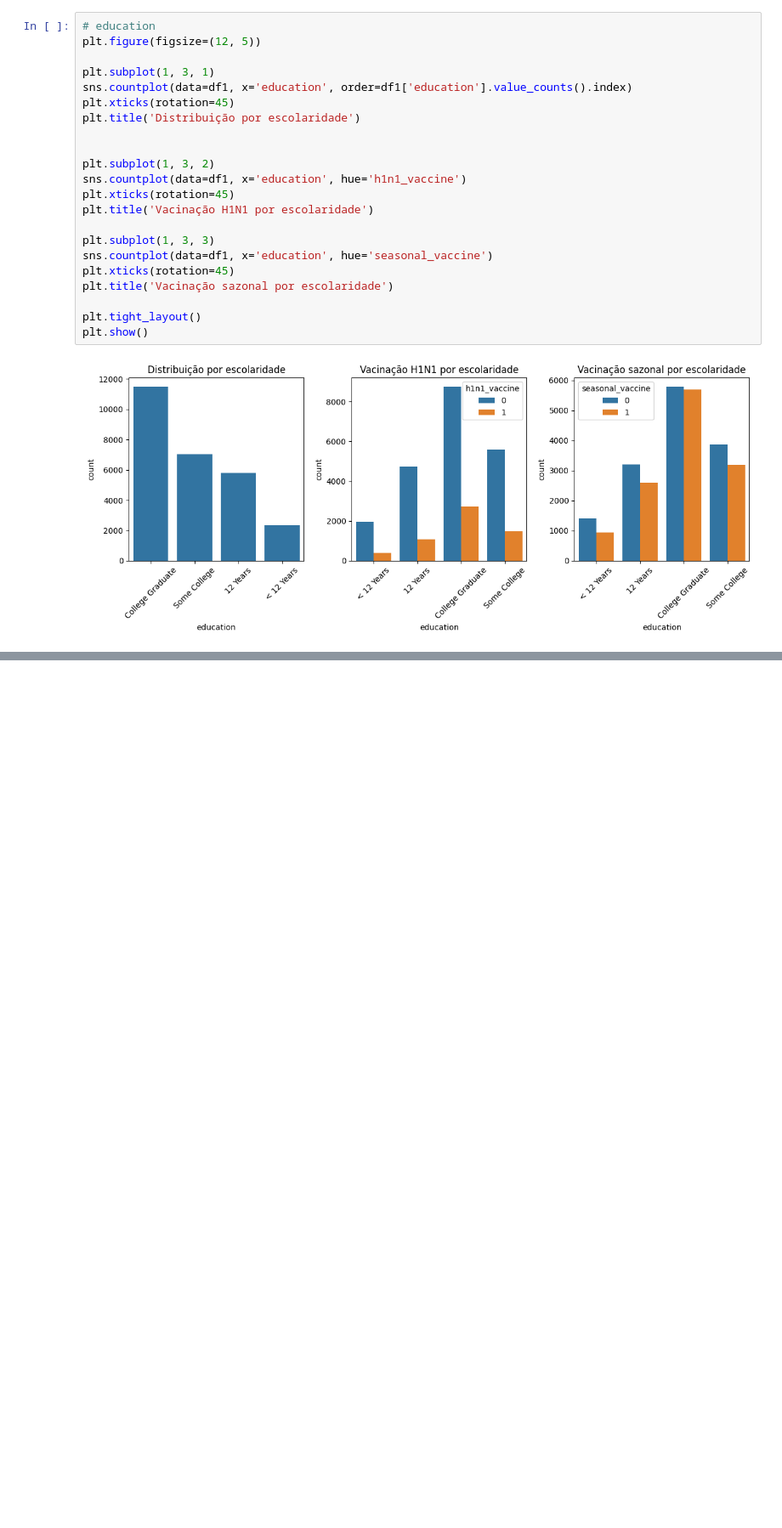
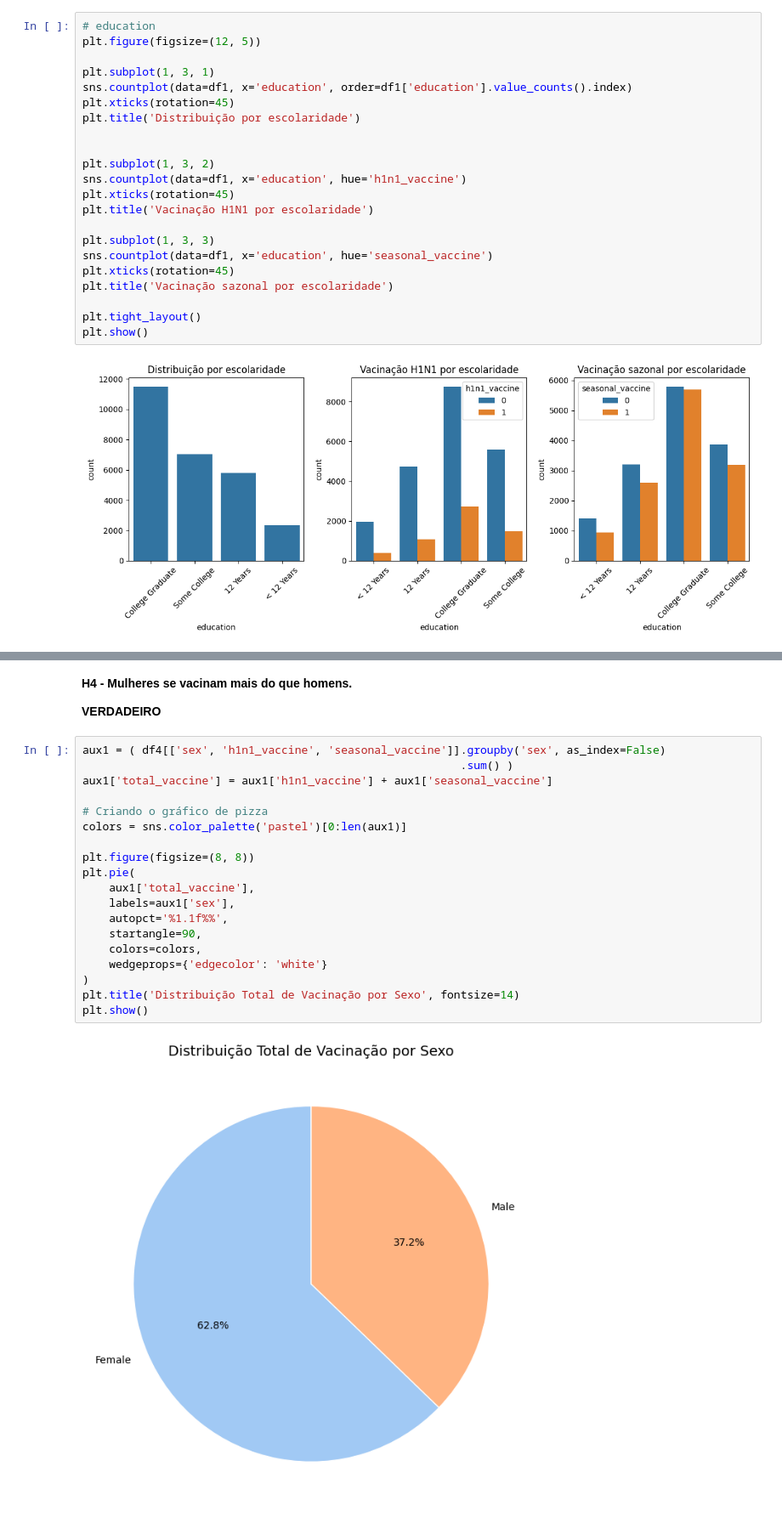
Before and after one commit to TiagoTuk/flu_shot_learning, a Jupyter notebook: notebooks/c2_feature_engeneering.ipynb, the cells around one changed output, grey strips where cells are left out. Shown at 85% size. Saved outputs shown, nothing was run; the diff lists cells and outputs as text; blank space fills up the shorter version.

```diff
--- a/notebooks/c2_feature_engeneering.ipynb
+++ b/notebooks/c2_feature_engeneering.ipynb
@@ -571,0 +620,25 @@ plt.show()
+# %% [markdown]
+**H4 - Mulheres se vacinam mais do que homens.**
+
+**VERDADEIRO**
+# %%
+aux1 = ( df4[['sex', 'h1n1_vaccine', 'seasonal_vaccine']].groupby('sex', as_index=False)
+                                                         .sum() )
+aux1['total_vaccine'] = aux1['h1n1_vaccine'] + aux1['seasonal_vaccine']
+
+# Criando o gráfico de pizza
+colors = sns.color_palette('pastel')[0:len(aux1)]
+
+plt.figure(figsize=(8, 8))
+plt.pie(
+    aux1['total_vaccine'],
+    labels=aux1['sex'],
+    autopct='%1.1f%%',
+    startangle=90,
+    colors=colors,
+    wedgeprops={'edgecolor': 'white'}
+)
+plt.title('Distribuição Total de Vacinação por Sexo', fontsize=14)
+plt.show()
+# %% [output]
+[figure, added]
```
Also changed, not shown: parts of 23 cells of this notebook.
